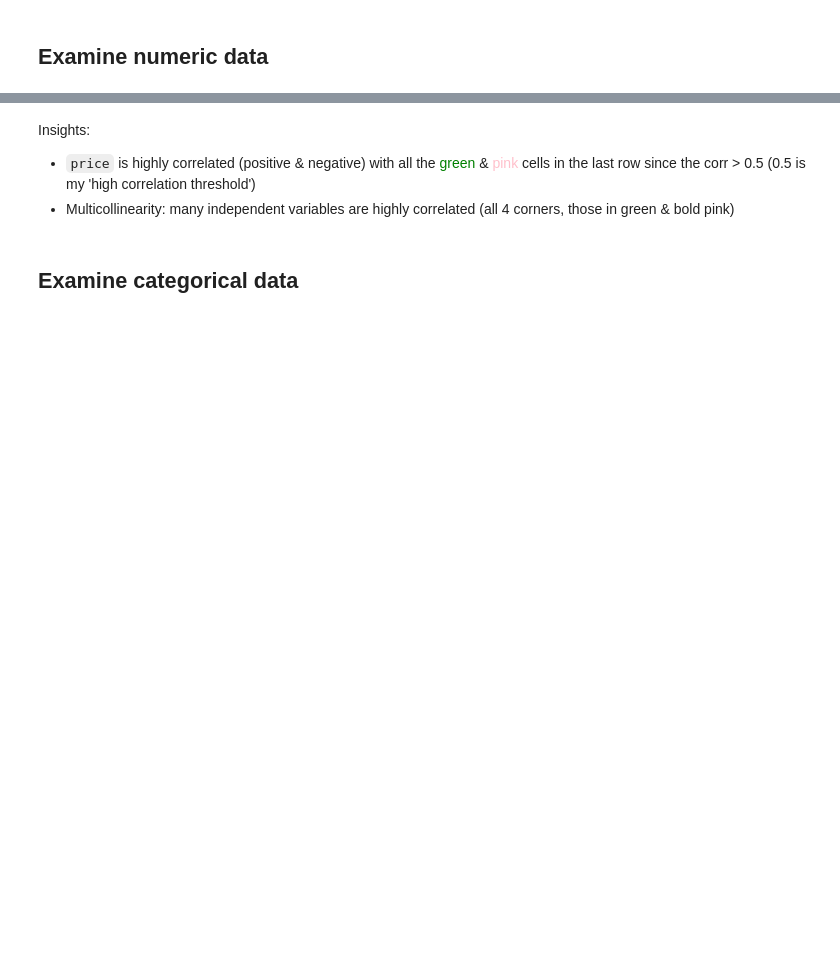
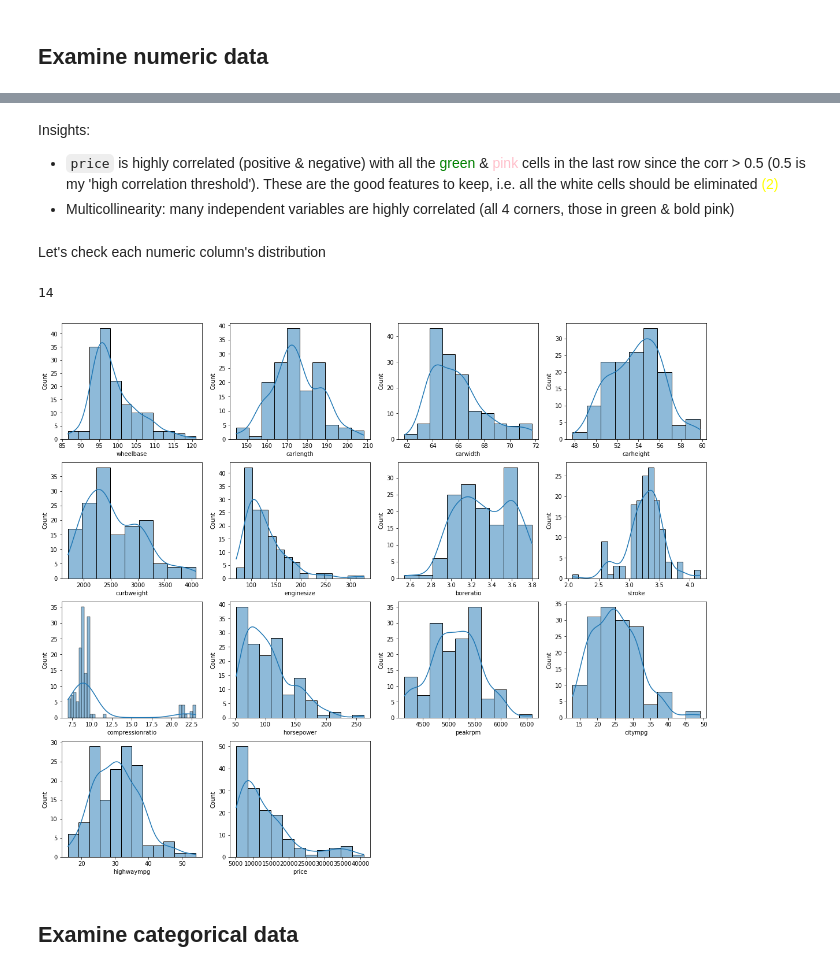
Before and after one commit to LeKiet258/basic-ML-models, a Jupyter notebook: Lab06_car price prediction.ipynb/car_price_prediction.ipynb, the cells around one changed output, grey strips where cells are left out. Saved outputs shown, nothing was run; the diff lists cells and outputs as text; code cells hidden in the pictures; blank space fills up the shorter version.

```diff
--- a/Lab06_car price prediction.ipynb/car_price_prediction.ipynb
+++ b/Lab06_car price prediction.ipynb/car_price_prediction.ipynb
@@ -92,7 +129,24 @@ ax.set_xticklabels(ax.get_xticklabels(),rotation = 30);
 # %% [markdown]
 Insights:
-- `price` is highly correlated (positive & negative) with all the <font color='green'>green</font> & <font color='pink'>pink</font> cells in the last row since the corr > 0.5 (0.5 is my 'high correlation threshold')
+- `price` is highly correlated (positive & negative) with all the <font color='green'>green</font> & <font color='pink'>pink</font> cells in the last row since the corr > 0.5 (0.5 is my 'high correlation threshold'). These are the good features to keep, i.e. all the white cells should be eliminated <font color='yellow'>(2)</font>
 - Multicollinearity: many independent variables are highly correlated (all 4 corners, those in green & bold pink)
+# %% [markdown]
+Let's check each numeric column's distribution
+# %%
+len(num_cols)
+# %% [output]
+14
+# %%
+plt.figure(figsize=(20, 17))
+
+for i in range(1,16):
+    if i > len(num_cols):
+        break
+    feat = num_cols[i-1]
+    plt.subplot(4, 4, i)
+    sns.histplot(df_train[feat], kde=True)
+# %% [output]
+[figure, added]
 # %% [markdown]
 ## Examine categorical data
 # %%
```
Also changed, not shown: parts of 29 cells of this notebook.
